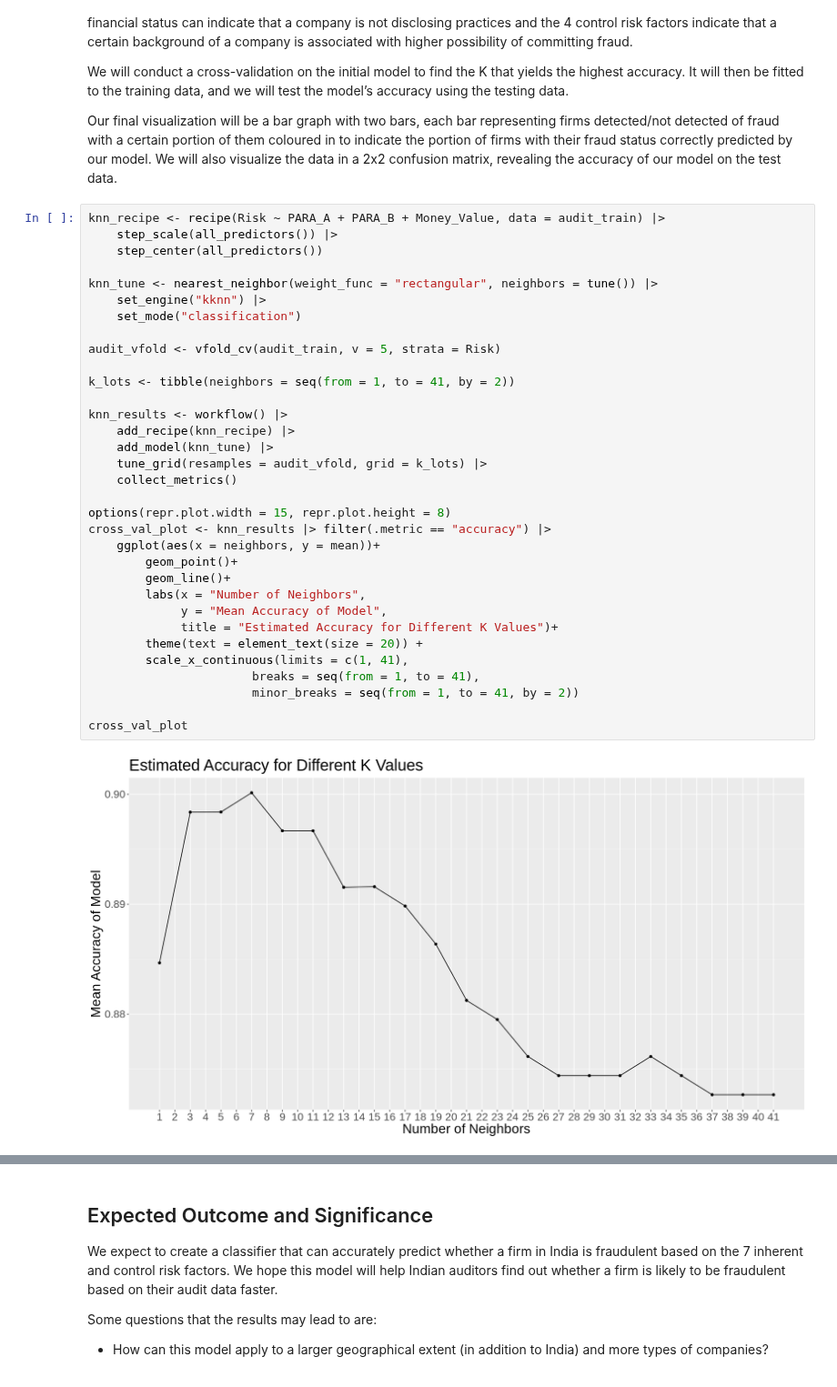
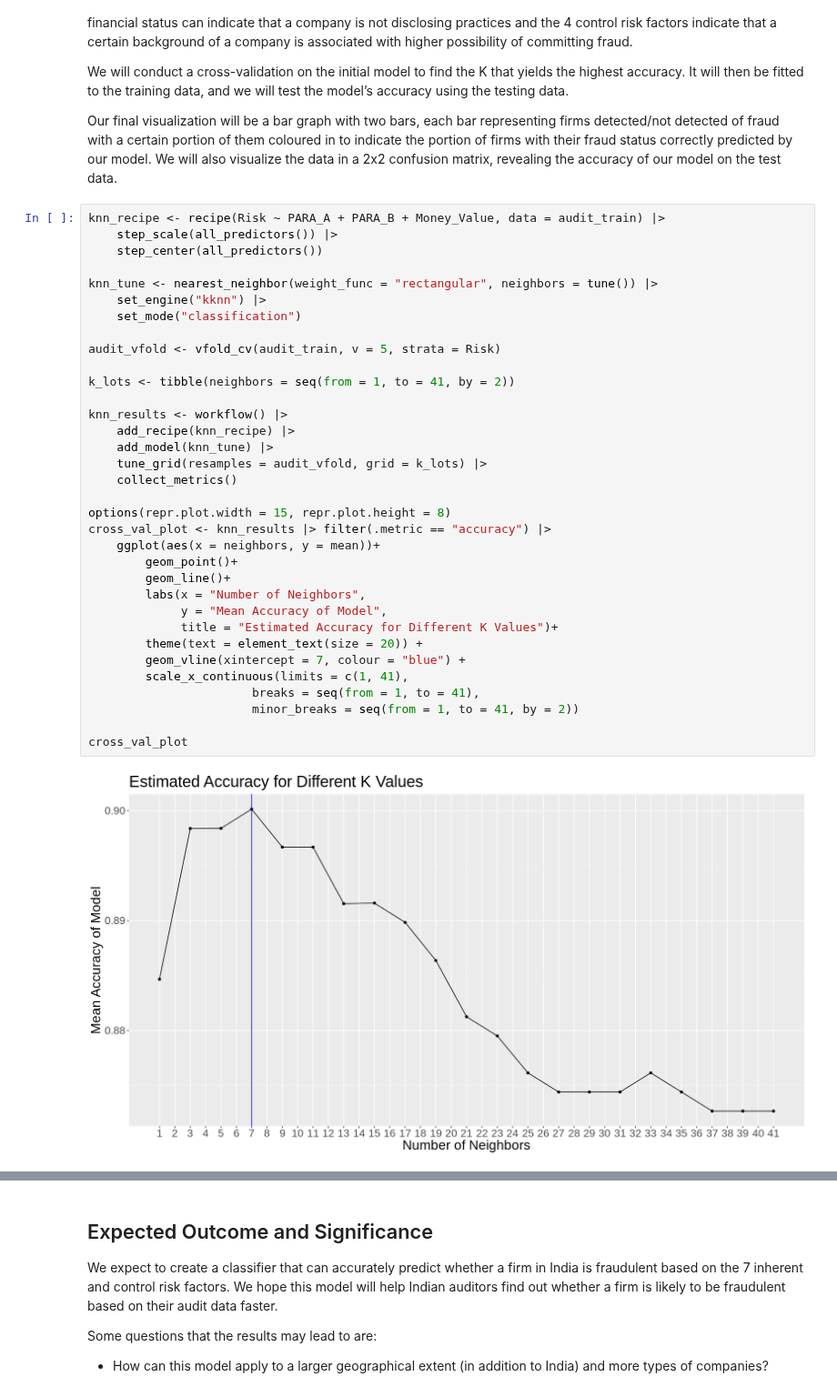
Before and after one commit to eric-y33/dsci-100-2022w1-group-84, a Jupyter notebook: Project.ipynb, the cells around one changed output, grey strips where cells are left out. Shown at 91% size. Saved outputs shown, nothing was run; the diff lists cells and outputs as text.

```diff
--- a/Project.ipynb
+++ b/Project.ipynb
@@ -249,32 +184,33 @@ knn_recipe <- recipe(Risk ~ PARA_A + PARA_B + Money_Value, data = audit_train) |
 
 knn_tune <- nearest_neighbor(weight_func = "rectangular", neighbors = tune()) |>
     set_engine("kknn") |>
     set_mode("classification")
 
 audit_vfold <- vfold_cv(audit_train, v = 5, strata = Risk)
 
 k_lots <- tibble(neighbors = seq(from = 1, to = 41, by = 2))
 
 knn_results <- workflow() |>
     add_recipe(knn_recipe) |>
     add_model(knn_tune) |>
     tune_grid(resamples = audit_vfold, grid = k_lots) |>
     collect_metrics()
 
 options(repr.plot.width = 15, repr.plot.height = 8)
 cross_val_plot <- knn_results |> filter(.metric == "accuracy") |>
     ggplot(aes(x = neighbors, y = mean))+
         geom_point()+
         geom_line()+
         labs(x = "Number of Neighbors",
              y = "Mean Accuracy of Model",
              title = "Estimated Accuracy for Different K Values")+
         theme(text = element_text(size = 20)) +
+        geom_vline(xintercept = 7, colour = "blue") +
         scale_x_continuous(limits = c(1, 41),
                        breaks = seq(from = 1, to = 41),
                        minor_breaks = seq(from = 1, to = 41, by = 2))
 
 cross_val_plot
 # %% [output]
-[figure, old version]
+[figure, new version]
 # %% [markdown]
```
Also changed, not shown: parts of 27 cells of this notebook.
